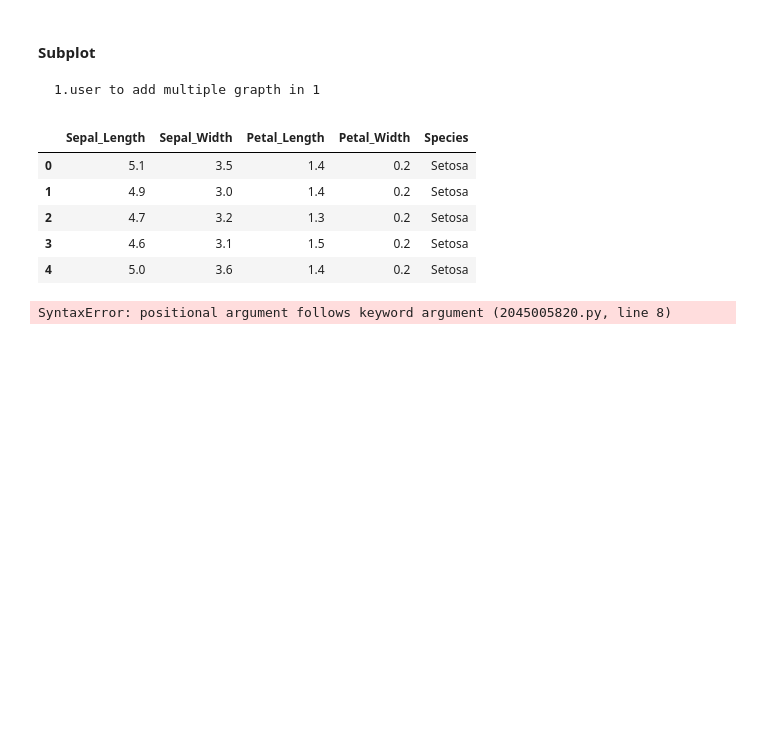
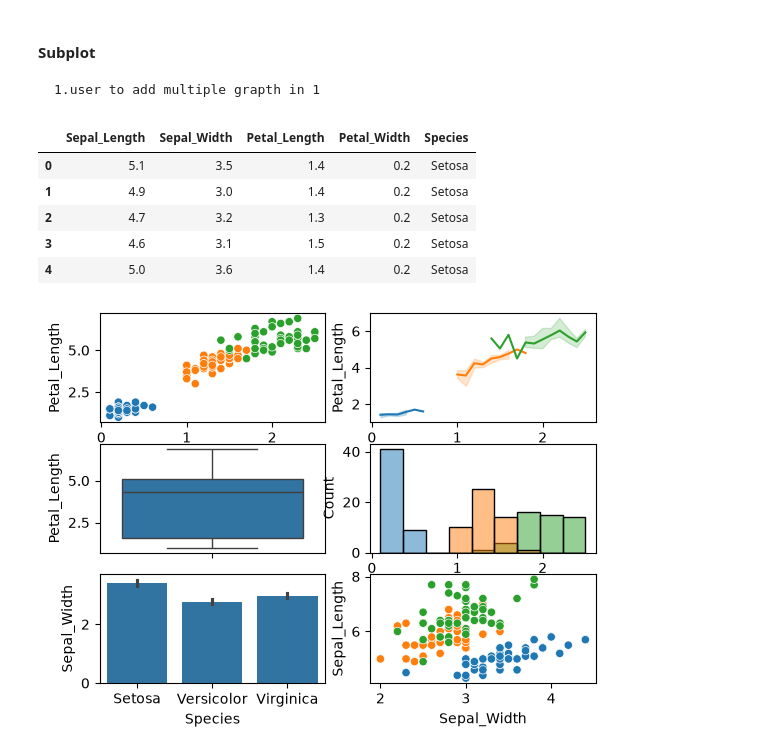
Before and after one commit to vedikabawane/Vedika_Bawane_FBS_Work, a Jupyter notebook: Data Analytics/Seaborn Demo/Demo2.ipynb, the cells around one changed output. Cells and saved outputs as stored; diff of their text form; code cells hidden in the pictures; blank space fills up the shorter version.

```diff
--- a/Data Analytics/Seaborn Demo/Demo2.ipynb
+++ b/Data Analytics/Seaborn Demo/Demo2.ipynb
@@ -78,22 +78,22 @@ data.head()
 # %%
 plt.subplot(3,2,1)
 sns.scatterplot(data,x='Petal_Width',y='Petal_Length',hue='Species',legend=False)
 
 plt.subplot(3,2,2)
 sns.lineplot(data,x='Petal_Width',y='Petal_Length',hue='Species',legend=False)
 
 plt.subplot(3,2,3)
-sns.boxplot(data=data,['Petal_Length')
+sns.boxplot(data=data,y='Petal_Length')
 
 plt.subplot(3,2,4)
 sns.histplot(data,x='Petal_Width',hue='Species',legend=False)
 
 plt.subplot(3,2,5)
 sns.barplot(data,x='Species',y='Sepal_Width',legend=False)
 
 plt.subplot(3,2,6)
 sns.scatterplot(data,x='Sepal_Width',y='Sepal_Length',hue='Species',legend=False)
 # plt.savefig('subplot.jpg')
 plt.show()
 # %% [output]
-SyntaxError: positional argument follows keyword argument (2045005820.py, line 8)
+[figure, added]
```
